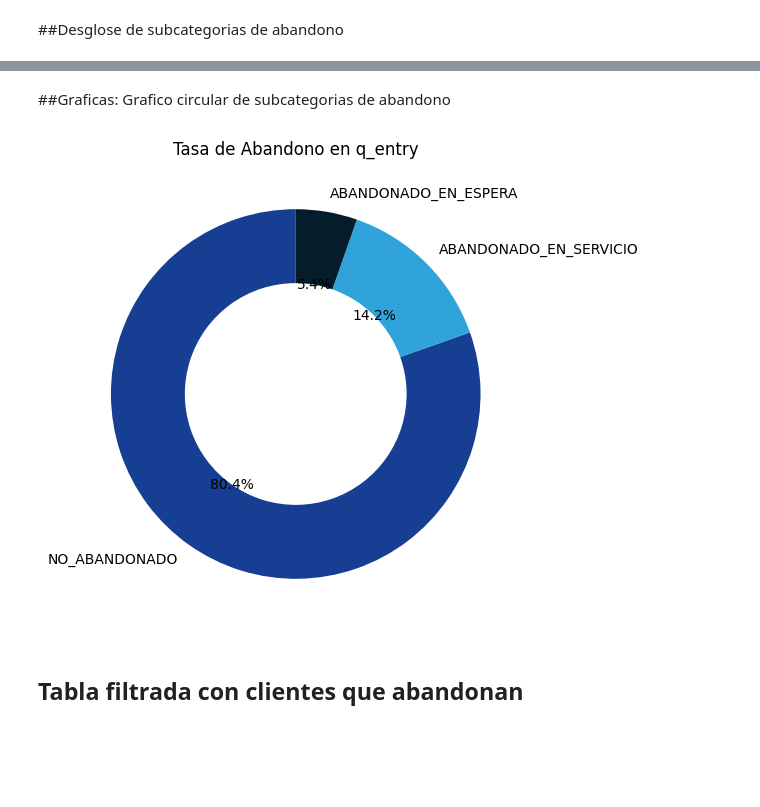
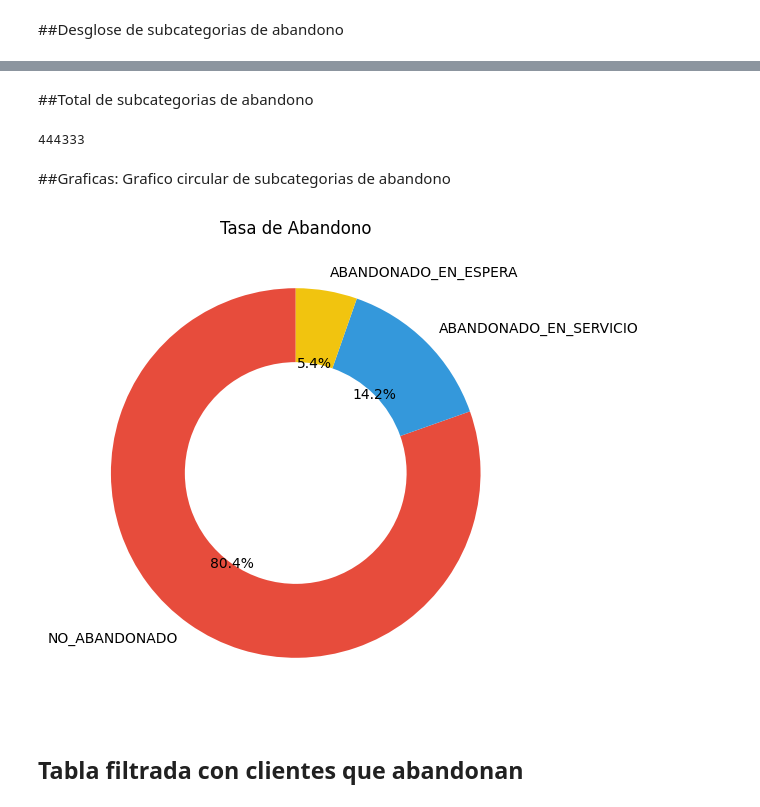
Before and after one commit to juangarcesco/metricas-call-canter, a Jupyter notebook: PRUEBA_CALL_CENTER.ipynb, the cells around one changed output, grey strips where cells are left out. Drawn from its saved outputs; the diff is of its cells as text; code cells hidden in the pictures; blank space fills up the shorter version.

```diff
--- a/PRUEBA_CALL_CENTER.ipynb
+++ b/PRUEBA_CALL_CENTER.ipynb
@@ -407,3 +342,0 @@ df[df['TIPO_DE_SERVICIO'] == ' TT']
-# %%
-index_TT_con_espacio = [68094,73097,95287,95360,95414,98245]
-df.loc[index_TT_con_espacio, 'TIPO_DE_SERVICIO'] = 'TT'
@@ -646,0 +466,3 @@ plt.show()
+# %%
+index_AA_para_borrar = [538,13233,109637,242738,320222]
+df.drop(index_AA_para_borrar,inplace=True)
@@ -646,0 +481,3 @@ plt.show()
+# %%
+index_list_TT = [68094,73097,95287,95360,95414,98245]
+df.loc[index_list_TT,'TIPO_DE_SERVICIO'] = 'TT'
@@ -1459,15 +1433,18 @@ dtype: int64
+# %% [markdown]
+##Total de subcategorias de abandono
+# %%
+desglose_CATEGORIA_DE_ABANDONO.sum()
+# %% [output]
+444333
 # %% [markdown]
 ##Graficas: Grafico circular de subcategorias de abandono
 # %%
-# Mckinsey-inspired colors
-colors = ['#163E93','#30A3DA','#051C2A','#060200','#FFFFFF']
-# Create a pie chart using the Mackinsley-inspired colors
 plt.figure(figsize=(6, 6))
-plt.pie(desglose_CATEGORIA_DE_ABANDONO, labels=desglose_CATEGORIA_DE_ABANDONO.index, autopct='%1.1f%%', startangle=90, wedgeprops=dict(width=0.4), colors=colors)
-plt.title('Tasa de Abandono en q_entry')
+plt.pie(desglose_CATEGORIA_DE_ABANDONO, labels=desglose_CATEGORIA_DE_ABANDONO.index, autopct='%1.1f%%', startangle=90, wedgeprops=dict(width=0.4), colors=paleta_de_colores)
+plt.title('Tasa de Abandono')
 plt.show()
 # %% [output]
-[figure, old version]
+[figure, new version]
 # %% [markdown]
 ## Tabla filtrada con clientes que abandonan
 # %%
```
Also changed, not shown: parts of 185 cells of this notebook.
